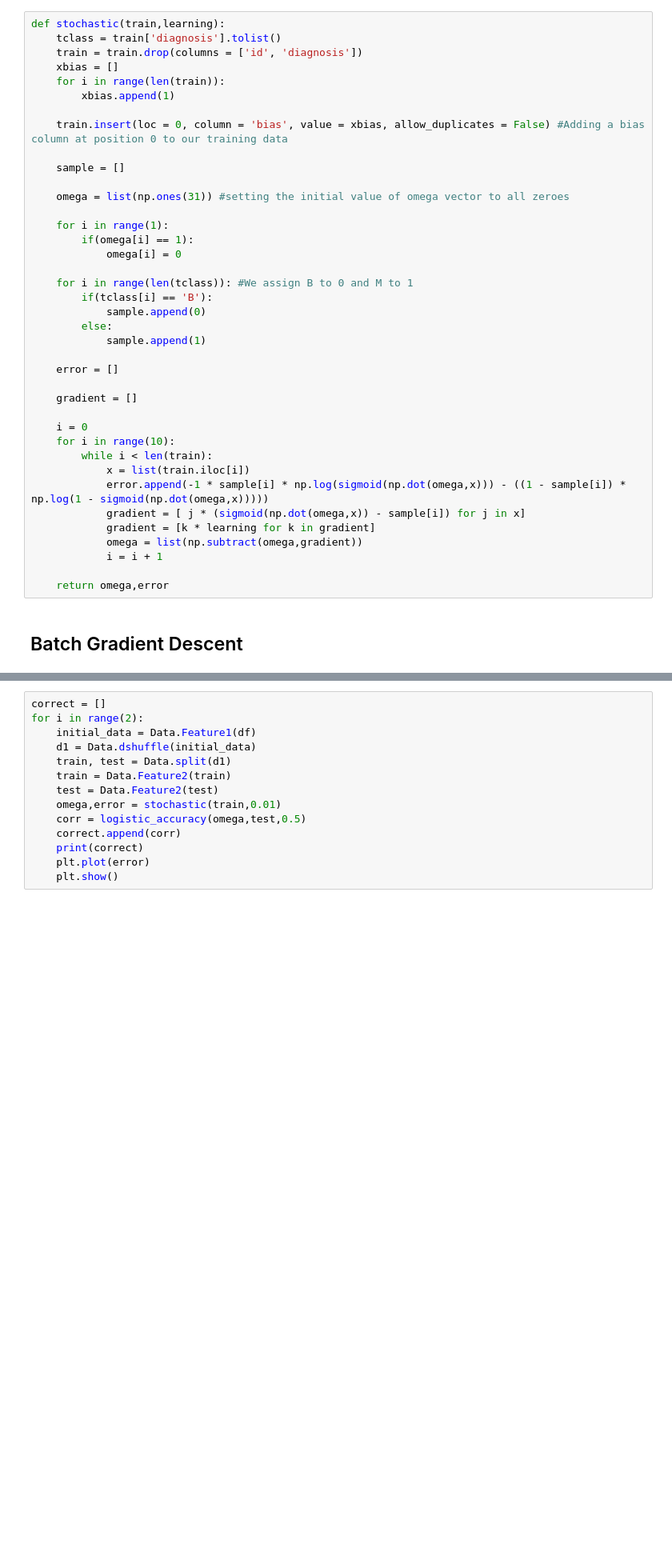
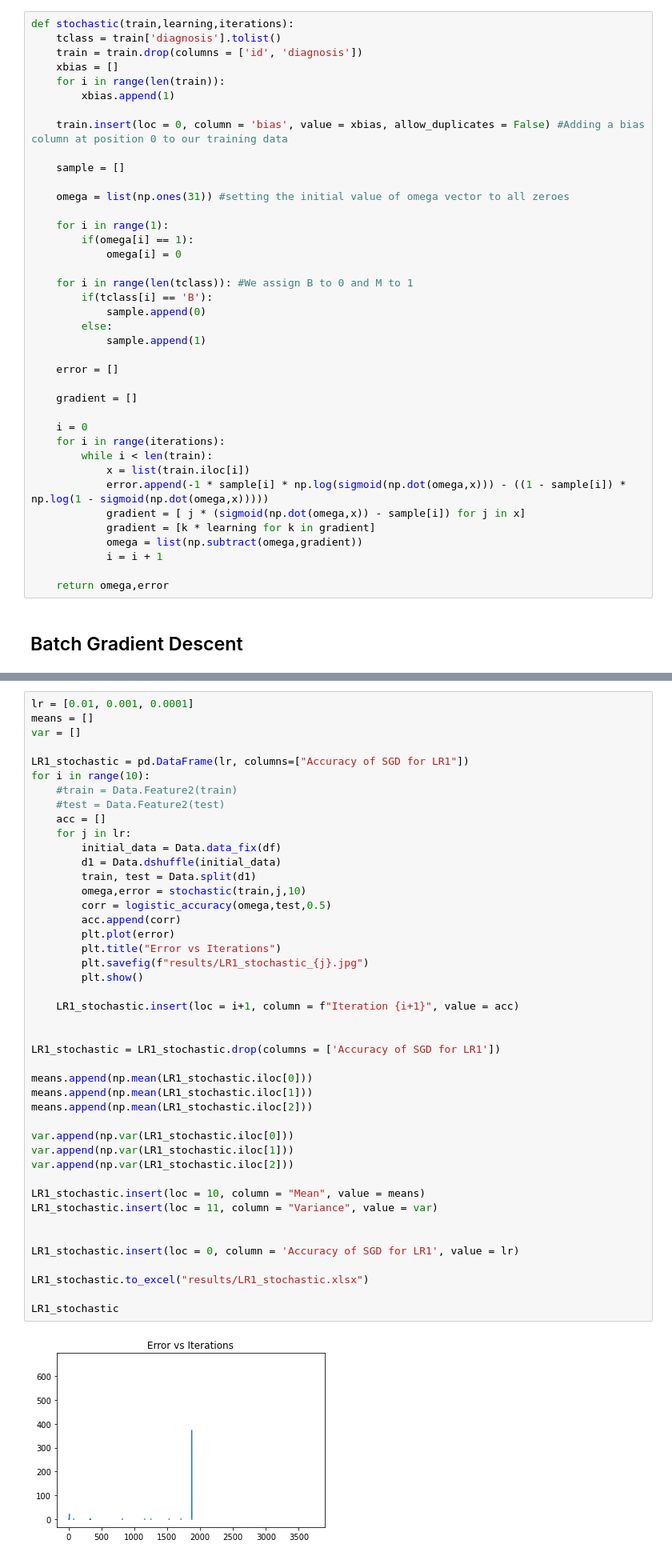
Before and after one commit to shantamsrivastava/Tumor-Classification-A1, a Jupyter notebook: Logistic.ipynb, the cells around one changed output, grey strips where cells are left out. Shown at 80% size. Saved outputs shown, nothing was run; the diff lists cells and outputs as text; blank space fills up the shorter version.

```diff
--- a/Logistic.ipynb
+++ b/Logistic.ipynb
@@ -28,7 +32,7 @@ def sigmoid(x):
 # %% [markdown]
 ## Stochastic Gradient Descent
 # %%
-def stochastic(train,learning):
+def stochastic(train,learning,iterations):
     tclass = train['diagnosis'].tolist()
     train = train.drop(columns = ['id', 'diagnosis'])
     xbias = []
@@ -56,7 +60,7 @@ def stochastic(train,learning):
     gradient = []
 
     i = 0
-    for i in range(10):
+    for i in range(iterations):
         while i < len(train):
             x = list(train.iloc[i])
             error.append(-1 * sample[i] * np.log(sigmoid(np.dot(omega,x))) - ((1 - sample[i]) * np.log(1 - sigmoid(np.dot(omega,x)))))
@@ -270,17 +269,48 @@ def logistic_accuracy(omega,test,threshold):
 
     return correct
 # %%
-correct = []
-for i in range(2):
-    initial_data = Data.Feature1(df)
-    d1 = Data.dshuffle(initial_data)
-    train, test = Data.split(d1)
-    train = Data.Feature2(train)
-    test = Data.Feature2(test)
-    omega,error = stochastic(train,0.01)
-    corr = logistic_accuracy(omega,test,0.5)
-    correct.append(corr)
-    print(correct)
-    plt.plot(error)
-    plt.show()
+lr = [0.01, 0.001, 0.0001]
+means = []
+var = []
+
+LR1_stochastic = pd.DataFrame(lr, columns=["Accuracy of SGD for LR1"])
+for i in range(10):
+    #train = Data.Feature2(train)
+    #test = Data.Feature2(test)
+    acc = []
+    for j in lr:
+        initial_data = Data.data_fix(df)
+        d1 = Data.dshuffle(initial_data)
+        train, test = Data.split(d1)
+        omega,error = stochastic(train,j,10)
+        corr = logistic_accuracy(omega,test,0.5)
+        acc.append(corr)
+        plt.plot(error)
+        plt.title("Error vs Iterations")
+        plt.savefig(f"results/LR1_stochastic_{j}.jpg")
+        plt.show()
+
+    LR1_stochastic.insert(loc = i+1, column = f"Iteration {i+1}", value = acc)
+
+
+LR1_stochastic = LR1_stochastic.drop(columns = ['Accuracy of SGD for LR1'])
+
+means.append(np.mean(LR1_stochastic.iloc[0]))
+means.append(np.mean(LR1_stochastic.iloc[1]))
+means.append(np.mean(LR1_stochastic.iloc[2]))
+
+var.append(np.var(LR1_stochastic.iloc[0]))
+var.append(np.var(LR1_stochastic.iloc[1]))
+var.append(np.var(LR1_stochastic.iloc[2]))
+
+LR1_stochastic.insert(loc = 10, column = "Mean", value = means)
+LR1_stochastic.insert(loc = 11, column = "Variance", value = var)
+
+
+LR1_stochastic.insert(loc = 0, column = 'Accuracy of SGD for LR1', value = lr)
+
+LR1_stochastic.to_excel("results/LR1_stochastic.xlsx")
+
+LR1_stochastic
 # %% [output]
+[figure, new version]
```
Also changed, not shown: parts of 14 cells of this notebook, 39 other files.
